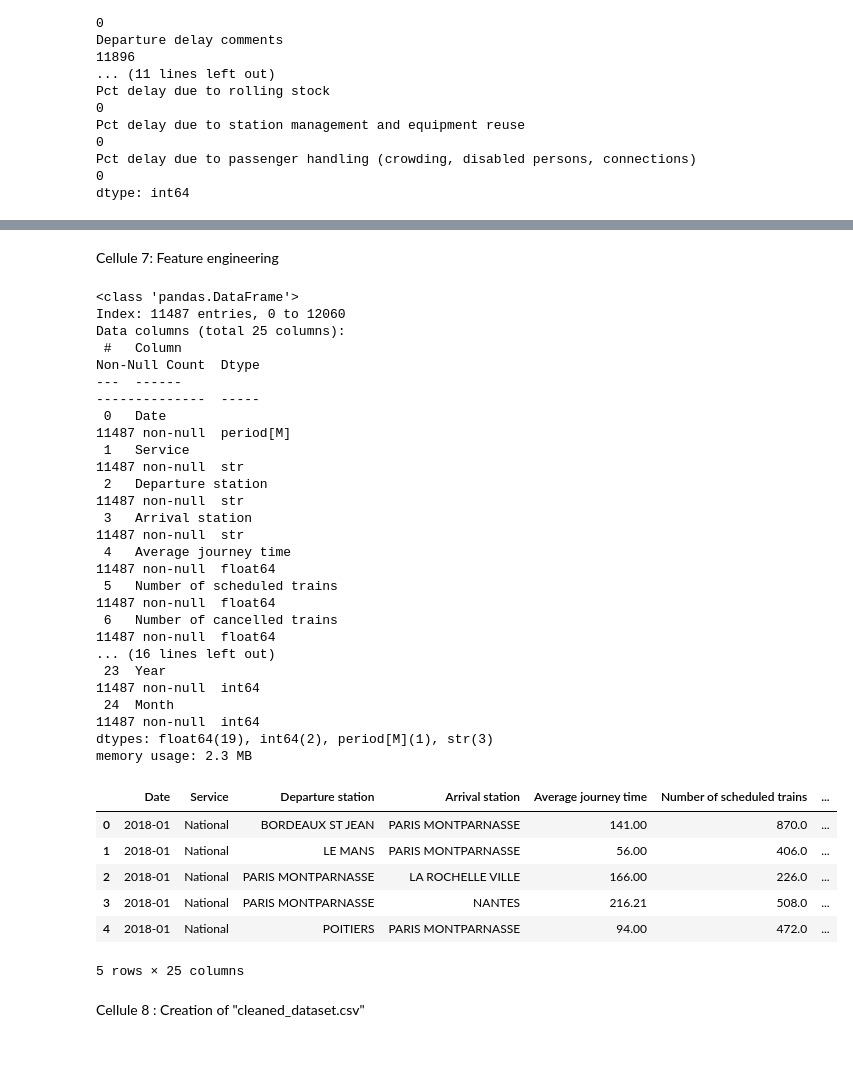
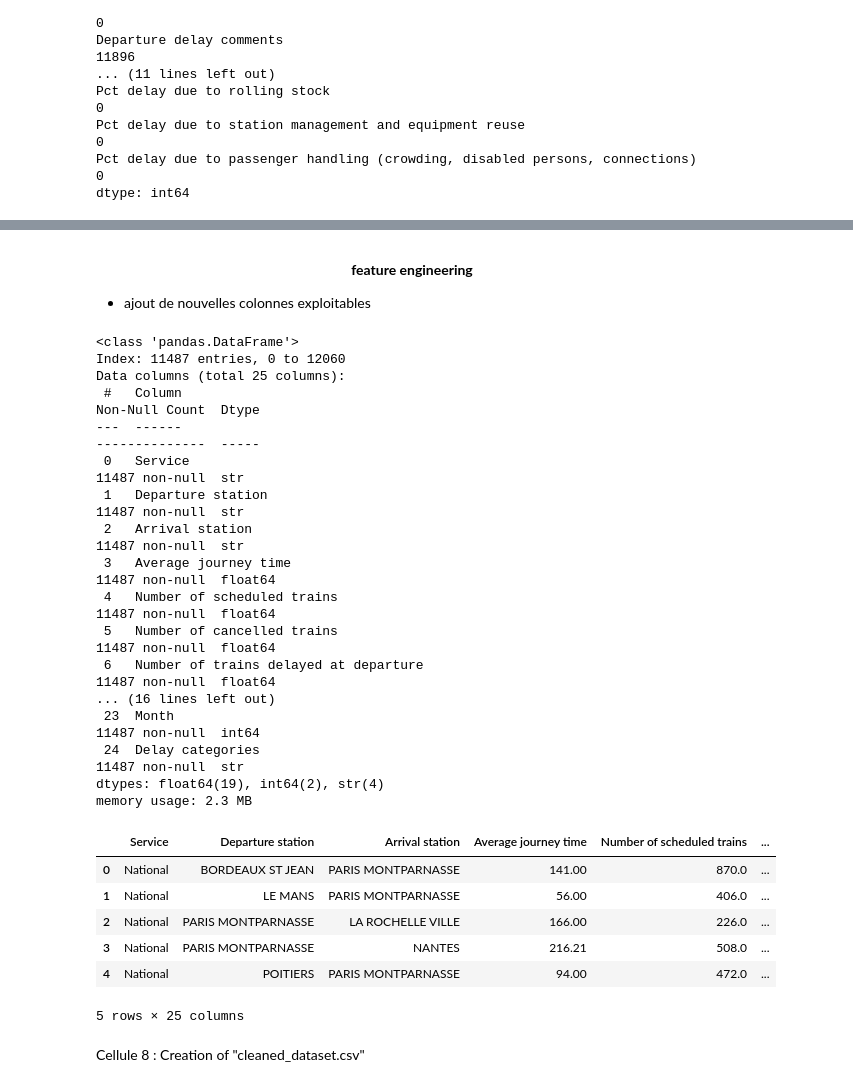
Before and after one commit to LaurinceG4N0/tardis-sncf, a Jupyter notebook: tardis_eda.ipynb, the cells around one changed output, grey strips where cells are left out. Drawn from its saved outputs; the diff is of its cells as text; code cells hidden in the pictures; blank space fills up the shorter version.

```diff
--- a/tardis_eda.ipynb
+++ b/tardis_eda.ipynb
@@ -146,49 +163,56 @@ dtype: int64
 # %% [markdown]
-Cellule 7: Feature engineering
+**<div style="text-align: center">feature engineering</div>**
+- ajout de nouvelles colonnes exploitables
 # %%
+# Ajout d'une nouvelle colonne pour les années
 df["Year"] = df["Date"].dt.year
 
+# Ajout d'une nouvelle colonne pour les mois
 df["Month"] = df["Date"].dt.month
 
-#Categorizing average delay of all trains at arrival
+# Suppression de la colonne de la date
+df = df.drop(columns=["Date"])
 
+# Catégorisation du type de retard de chaque type de train
 def categorize_delay(delay):
+    if delay <= 0:
+        return "delay null"
     if delay < 5:
         return "minor delay"
     if delay < 15:
         return "average delay"
     if delay < 30:
         return "major delay"
     return  "severe delay"
-
+# Ajout d'une nouvelle colonnes pour les types de retard
 df["Delay categories"] = df["Average delay of all trains at arrival"].apply(categorize_delay)
 
 df.info()
 df.head()
 # %% [output]
 <class 'pandas.DataFrame'>
 Index: 11487 entries, 0 to 12060
 Data columns (total 25 columns):
  #   Column                                                                         Non-Null Count  Dtype
 ---  ------                                                                         --------------  -----
- 0   Date                                                                           11487 non-null  period[M]
- 1   Service                                                                        11487 non-null  str
- 2   Departure station                                                              11487 non-null  str
- 3   Arrival station                                                                11487 non-null  str
- 4   Average journey time                                                           11487 non-null  float64
- 5   Number of scheduled trains                                                     11487 non-null  float64
- 6   Number of cancelled trains                                                     11487 non-null  float64
+ 0   Service                                                                        11487 non-null  str
+ 1   Departure station                                                              11487 non-null  str
+ 2   Arrival station                                                                11487 non-null  str
+ 3   Average journey time                                                           11487 non-null  float64
+ 4   Number of scheduled trains                                                     11487 non-null  float64
+ 5   Number of cancelled trains                                                     11487 non-null  float64
+ 6   Number of trains delayed at departure                                          11487 non-null  float64
 ... (16 lines left out)
- 23  Year                                                                           11487 non-null  int64
- 24  Month                                                                          11487 non-null  int64
-dtypes: float64(19), int64(2), period[M](1), str(3)
+ 23  Month                                                                          11487 non-null  int64
+ 24  Delay categories                                                               11487 non-null  str
+dtypes: float64(19), int64(2), str(4)
 memory usage: 2.3 MB
-|  | Date | Service | Departure station | Arrival station | Average journey time | Number of scheduled trains | ... |
-| 0 | 2018-01 | National | BORDEAUX ST JEAN | PARIS MONTPARNASSE | 141.00 | 870.0 | ... |
-| 1 | 2018-01 | National | LE MANS | PARIS MONTPARNASSE | 56.00 | 406.0 | ... |
-| 2 | 2018-01 | National | PARIS MONTPARNASSE | LA ROCHELLE VILLE | 166.00 | 226.0 | ... |
-| 3 | 2018-01 | National | PARIS MONTPARNASSE | NANTES | 216.21 | 508.0 | ... |
-| 4 | 2018-01 | National | POITIERS | PARIS MONTPARNASSE | 94.00 | 472.0 | ... |
+|  | Service | Departure station | Arrival station | Average journey time | Number of scheduled trains | ... |
+| 0 | National | BORDEAUX ST JEAN | PARIS MONTPARNASSE | 141.00 | 870.0 | ... |
+| 1 | National | LE MANS | PARIS MONTPARNASSE | 56.00 | 406.0 | ... |
+| 2 | National | PARIS MONTPARNASSE | LA ROCHELLE VILLE | 166.00 | 226.0 | ... |
+| 3 | National | PARIS MONTPARNASSE | NANTES | 216.21 | 508.0 | ... |
+| 4 | National | POITIERS | PARIS MONTPARNASSE | 94.00 | 472.0 | ... |
 5 rows × 25 columns
 # %% [markdown]
 Cellule 8 : Creation of "cleaned_dataset.csv"
```
Also changed, not shown: parts of 9 cells of this notebook, 3 other files.
